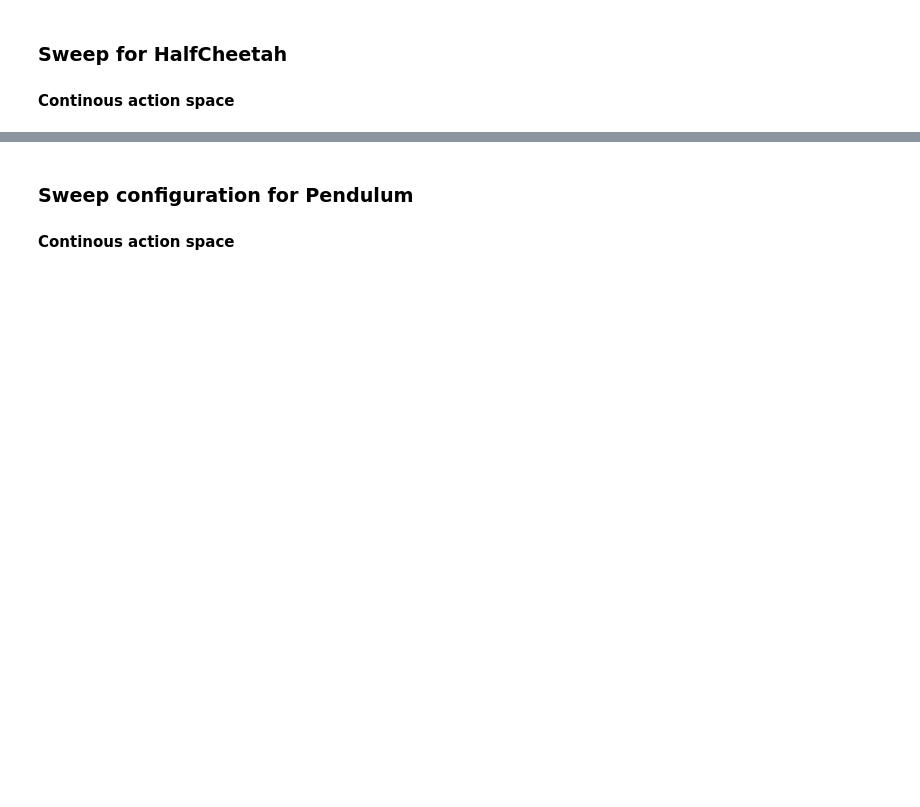
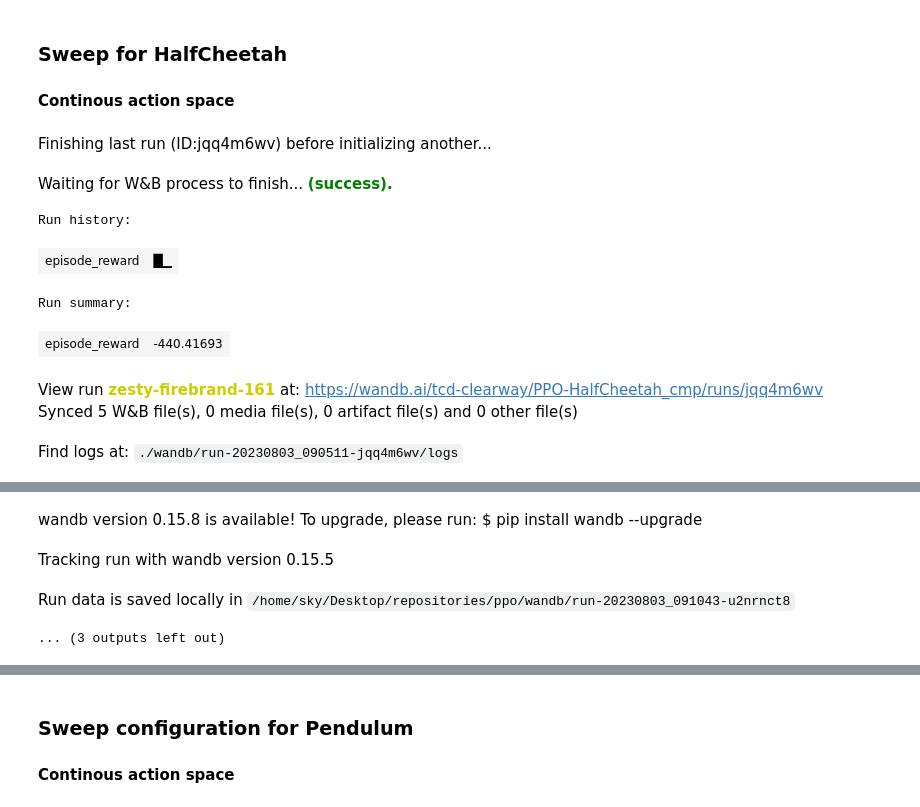
Before and after one commit to realwenlongwang/PPO-Single-File-Notebook-Implementation, a Jupyter notebook: ppo.ipynb, the cells around one changed output, grey strips where cells are left out. Saved outputs shown, nothing was run; the diff lists cells and outputs as text; code cells hidden in the pictures; blank space fills up the shorter version.

```diff
--- a/ppo.ipynb
+++ b/ppo.ipynb
@@ -94,7 +96,7 @@ class PPOBuffer():
         # reset the index
         self.idx, self.path_idx = 0, 0
         # normalise advantage
-        self.adv_buf = (self.adv_buf - np.mean(self.adv_buf)) / (np.std(self.adv_buf) + 1e-7)
+        self.adv_buf = (self.adv_buf - np.mean(self.adv_buf)) / (np.std(self.adv_buf) + 1e-8)
 
         inds = np.arange(self.capacity)
 
@@ -547,7 +617,7 @@ def main():
     device = torch.device("cuda" if torch.cuda.is_available() else "cpu")
 
     run = wandb.init(
-            # project='PPO',
+            project='PPO-HalfCheetah_cmp',
             # mode='disabled',
             # config = sweep_configuration
         )
@@ -587,7 +657,7 @@ def main():
     # cal_total_loss = wandb.config.cal_total_loss
     max_grad_norm = 0.5
 
-    seed = 0
+    seed = 123
 
     wandb.config.update(
         {
@@ -614,23 +684,51 @@ def main():
     # wandb.define_metric("episode_reward", summary="mean")
     # wandb.define_metric("KL_approx", summary="mean")
 
+    # Using render_mode slow the training process down
+    env = gym.make(env_name)
+    recording_env = gym.make(env_name, render_mode = 'rgb_array_list')
 
-    env = gym.make(env_name)
+    # video_path = os.path.join(wandb.run.dir, 'recorded_episodes')
+    # print(f"Videos are stored at {video_path}")
+    # video_recorder = RecordVideo(env, video_path, episode_trigger=200)
 
     # Seeding evaluation purpose
+    env.np_random = np.random.default_rng(seed)
     env.action_space.seed(seed)
     env.observation_space.seed(seed)
+
+    recording_env.np_random = np.random.default_rng(seed)
+    recording_env.action_space.seed(seed)
+    recording_env.observation_space.seed(seed)
+
+    random.seed(seed)
     np.random.seed(seed)
     torch.manual_seed(seed)
+    # Deterministic operations for CuDNN, it may impact performances
+    torch.backends.cudnn.deterministic = True
+    torch.backends.cudnn.benchmark = False
 
     my_ppo = PPO(gamma, lamb, eps_clip, k_epochs, env.observation_space, env.action_space, num_cells,\
                  actor_lr, critic_lr, memory_size, minibatch_size, max_training_iter, \
                  cal_total_loss, c1, c2, early_stop, kl_threshold, parameters_hardshare, max_grad_norm, device)
 
     my_ppo.train(env)
+    my_ppo.evaluate_recording(recording_env)
 
     env.close()
+    recording_env.close()
+    # video_recorder.close()
     run.finish()
 # %%
 # %%wandb
-# main()
+main()
+# %% [output]
+Finishing last run (ID:jqq4m6wv) before initializing another...
+Waiting for W&B process to finish... (success).
+Run history:
+| episode_reward | █▁ |
+Run summary:
+| episode_reward | -440.41693 |
+View run zesty-firebrand-161 at: https://wandb.ai/tcd-clearway/PPO-HalfCheetah_cmp/runs/jqq4m6wv
+Synced 5 W&B file(s), 0 media file(s), 0 artifact file(s) and 0 other file(s)
+Find logs at: ./wandb/run-20230803_090511-jqq4m6wv/logs
@@ -637,2 +736,6 @@ def main():
+wandb version 0.15.8 is available! To upgrade, please run: $ pip install wandb --upgrade
+Tracking run with wandb version 0.15.5
+Run data is saved locally in /home/sky/Desktop/repositories/ppo/wandb/run-20230803_091043-u2nrnct8
+... (3 outputs left out)
 # %%
 
```
Also changed, not shown: parts of 23 cells of this notebook.
